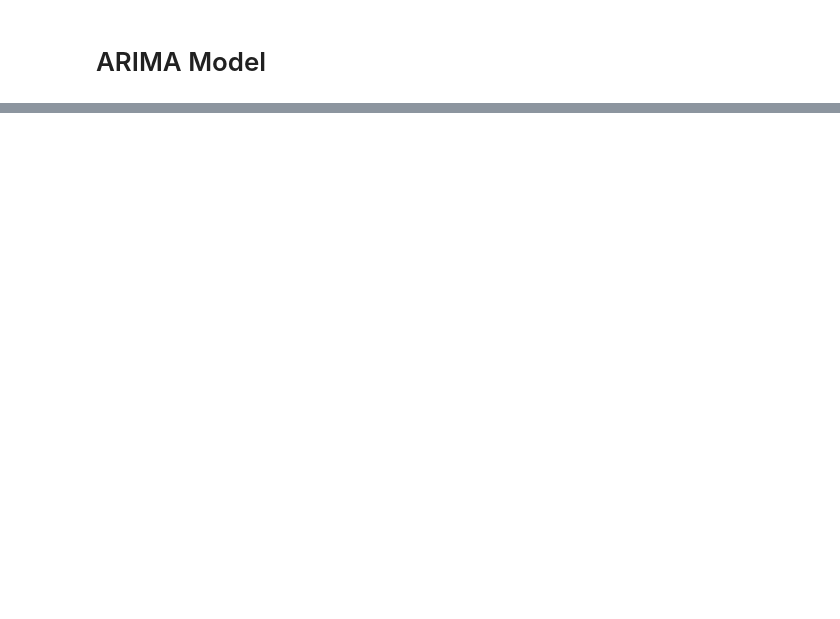
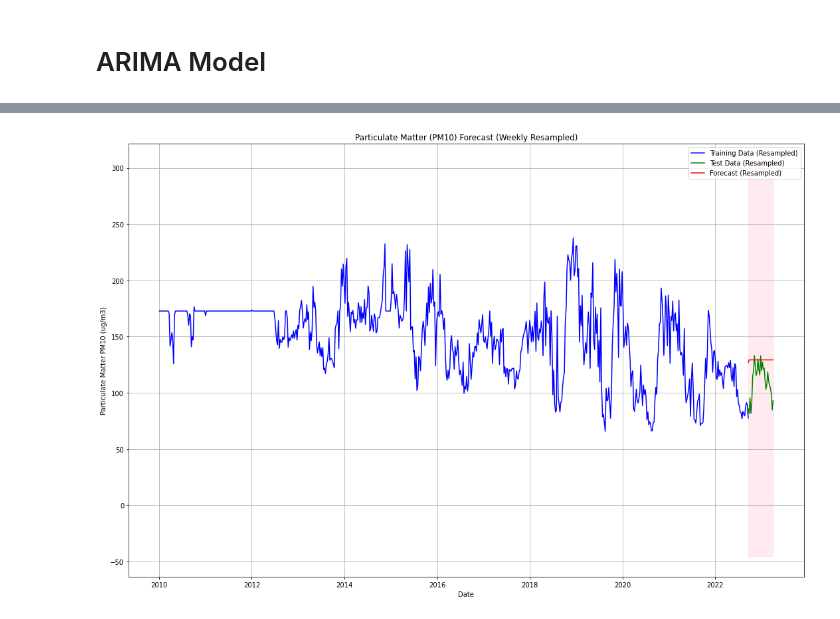
Before and after one commit to Himanshusamal60/Analysis_of_Air_Pollution_in_India, a Jupyter notebook: Analysis_of_pollution.ipynb, the cells around one changed output, grey strips where cells are left out. Cells and saved outputs as stored; diff of their text form; code cells hidden in the pictures; blank space fills up the shorter version.

```diff
--- a/Analysis_of_pollution.ipynb
+++ b/Analysis_of_pollution.ipynb
@@ -1669,0 +1813,41 @@ pandas_df.set_index('from_date', inplace=True)
+# %%
+test.index = pd.to_datetime(test.index)
+train.index = pd.to_datetime(train.index)
+forecast_df.index = pd.to_datetime(forecast_df.index)
+
+
+# Assuming forecast and conf_int are aligned with test
+forecast_df = pd.DataFrame({
+    'forecast': forecast,
+    'lower_ci': conf_int[:, 0],
+    'upper_ci': conf_int[:, 1]
+}, index=test.index)
+
+# Resample data to a weekly average (you can change this to monthly if still too noisy)
+train_resampled = train['pm10_ug_m3'].resample('W').mean()
+test_resampled = test['pm10_ug_m3'].resample('W').mean()
+forecast_resampled = forecast_df['forecast'].resample('W').mean()
+conf_int_resampled_lower = forecast_df['lower_ci'].resample('W').mean()
+conf_int_resampled_upper = forecast_df['upper_ci'].resample('W').mean()
+
+# Plot the actual vs forecast with increased smoothing and resampling
+plt.figure(figsize=(15, 10))
+
+plt.plot(train_resampled.index, train_resampled, label='Training Data (Resampled)', linestyle='-', color='blue')
+plt.plot(test_resampled.index, test_resampled, label='Test Data (Resampled)', linestyle='-', color='green')
+plt.plot(forecast_resampled.index, forecast_resampled, label='Forecast (Resampled)', color='red', linestyle='-')
+
+# Fill between the resampled confidence intervals
+plt.fill_between(forecast_resampled.index,
+                 conf_int_resampled_lower, conf_int_resampled_upper,
+                 color='pink', alpha=0.3)  # Reduced opacity
+
+plt.title('Particulate Matter (PM10) Forecast (Weekly Resampled)')
+plt.xlabel('Date')
+plt.ylabel('Particulate Matter PM10 (ug/m3)')
+plt.legend()
+plt.grid(True)
+plt.tight_layout()  # Adjust subplots to fit in figure area
+plt.show()
+# %% [output]
+[figure, added]
```
Also changed, not shown: parts of 44 cells of this notebook.
